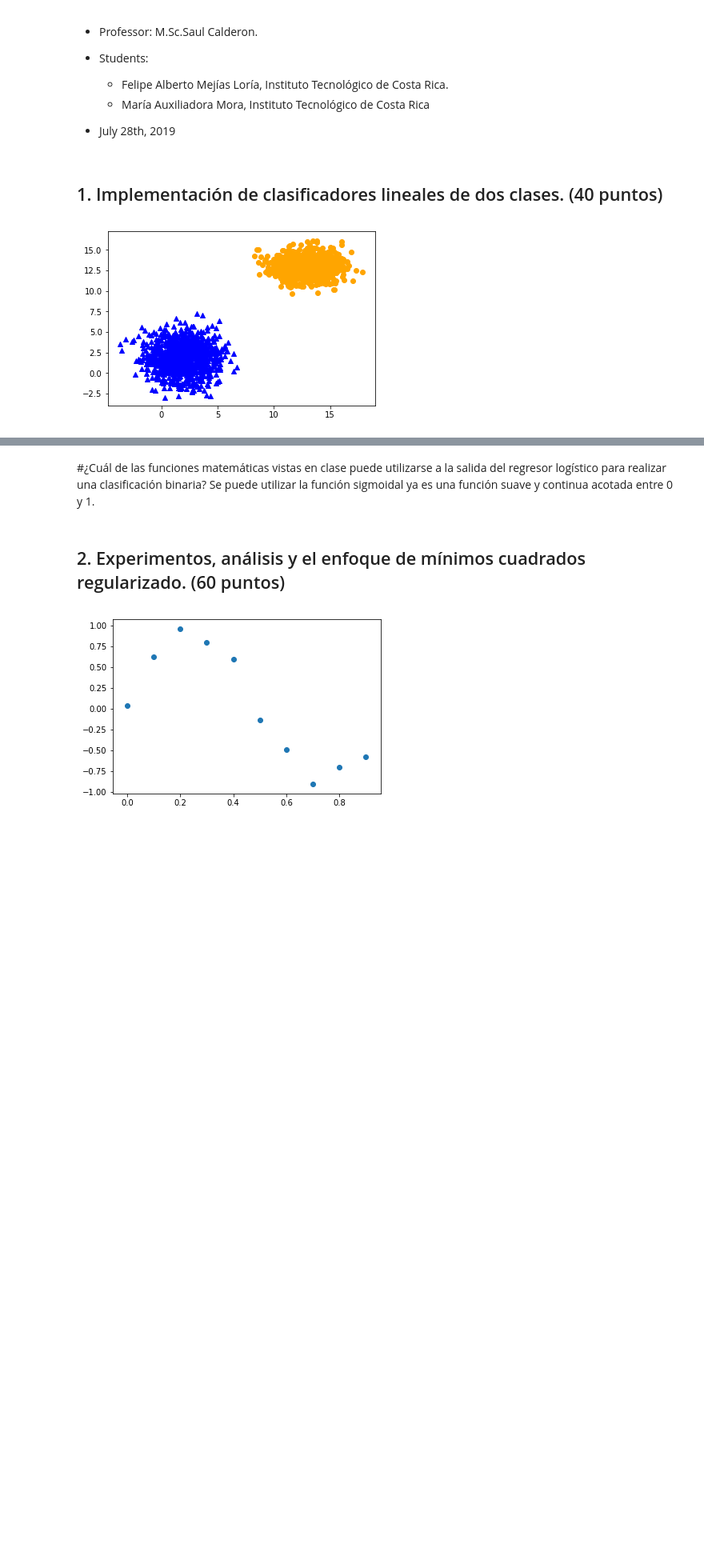
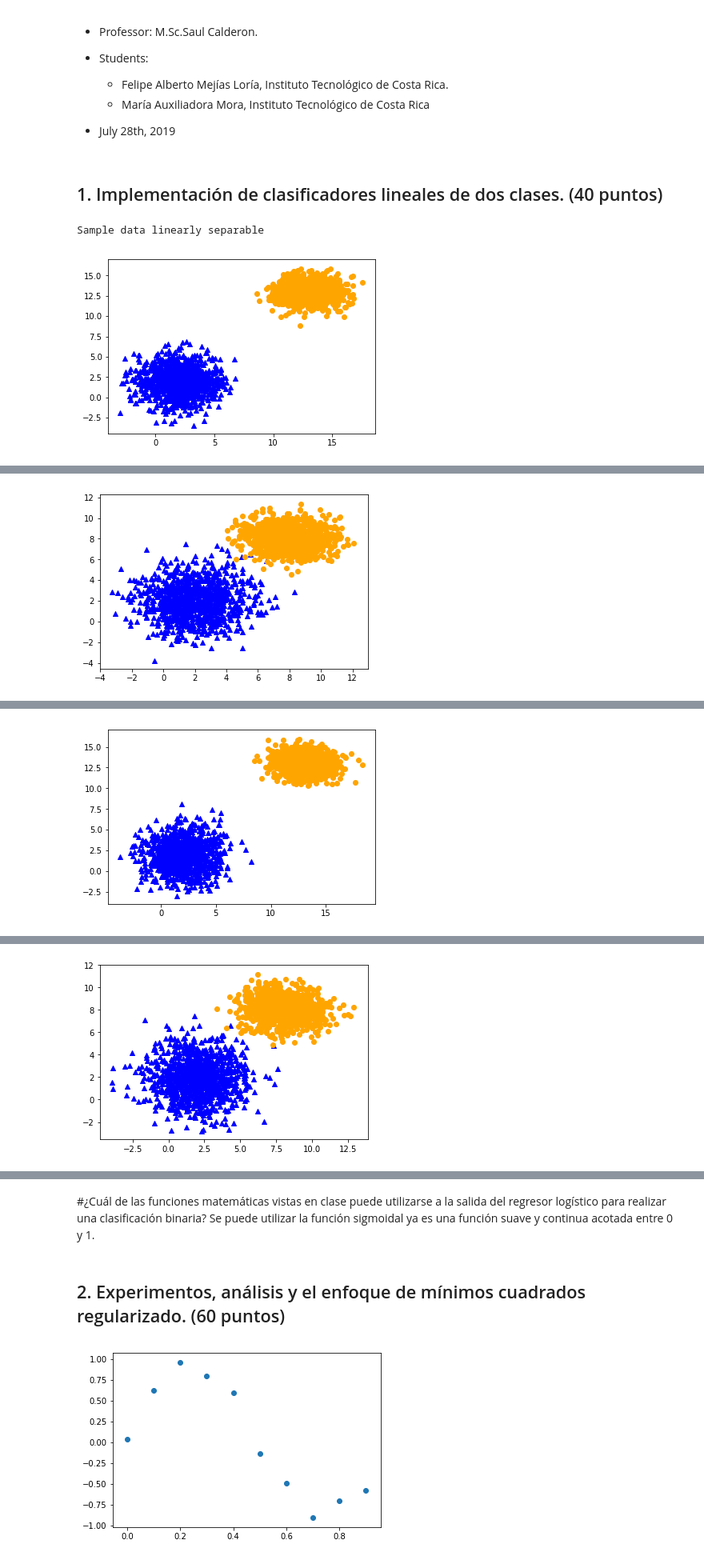
Before and after one commit to fmejias/CienciasDeLosDatosTEC, a Jupyter notebook: AprendizajeAutomatico/TP2/TP2.ipynb, the cells around one changed output, grey strips where cells are left out. Shown at 80% size. Drawn from its saved outputs; the diff is of its cells as text; code cells hidden in the pictures; blank space fills up the shorter version.

```diff
--- a/AprendizajeAutomatico/TP2/TP2.ipynb
+++ b/AprendizajeAutomatico/TP2/TP2.ipynb
@@ -169,7 +169,9 @@ def train_model(samples, targets, epochs=10):
    # Calculate Targets transpose
    targets_transpose = vectorTransposed(targets)
 
+
    # Train during n epochs
+   epochToConv = 0
    for epoch in range(epochs):
        # Calculate predictions (estimated targets)
        estimated_targets_transpose = vectorTransposed(forward(samples, wT))
@@ -179,37 +181,96 @@ def train_model(samples, targets, epochs=10):
        print('>epoch=%d, cost=%.3f' % (epoch, error))
 
        if error > 0.1e-5 :
           # Update weights
           wT = updateDeltaWeight(samples, targets_transpose, estimated_targets_transpose, wT)
+          epochToConv=epoch
 
-       epoch = epoch + 1
+       #epoch = epoch + 1
 
-   return wT
+   return wT, epochToConv
+
+
+def plotErrorTable(error, collabel, rowlabels) :
+    #plot errors
+    fig, ax = plt.subplots()
+
+    # Hide axes
+    ax.xaxis.set_visible(False)
+    ax.yaxis.set_visible(False)
+    ax.axis("off")
+
+    # Initialize the vertical-offset for the stacked bar chart.
+    y_offset = np.zeros(len(collabel))
+
+    #Row's labels
+    rows = ['Muestras %d' % x for x in rowlabels]
+
+    # Create text labels for the table
+    cell_text = []
+
+    data =error.numpy()
+    n_rows = len(data)
+
+    for row in range(n_rows):
+        y_offset = np.zeros(len(collabel))
+        y_offset =  y_offset + data[row]
+        cell_text.append(['%1.1f' % x for x in y_offset])
+
+    ax.table(cellText=cell_text,rowLabels=rows, colLabels=collabel,loc='top')
+
+    return
 
 
 # Test the logistic regression model
 def logistic_regression(samples, targets, epochs = 50, test_size = 0.3):
 
     # Define the set of training samples as 70% (randomly selected) and test samples as 30%.
     X_train, X_test, Y_train, Y_test = tts(samples.numpy(), targets.numpy(), test_size = test_size)
 
     # Train the logistic regression model
-    wF = train_model(torch.tensor(X_train), torch.tensor(Y_train), epochs=epochs)
+    wF, epochToConv = train_model(torch.tensor(X_train), torch.tensor(Y_train), epochs=epochs)
 
     # Test the trained logistic regression model
     Estimated_Y = forward(torch.tensor(X_test), wF)
 
     # Calculate error
     testError = calculateError(torch.tensor(Y_test), Estimated_Y )
     print("Error total para el conjunto de muestras:", testError)
-    return testError
+    return testError, epochToConv
 
 
 def test_logistic_regression():
-    (targets, samples) = createData(numberSamplesPerClass = 1000, mean2 = [13, 13])
-    finalError = logistic_regression(samples, targets, epochs = 50, test_size = 0.3)
+    totalEpochs = 10
+    samplesPerClass = 1000
+
+    #vector with all experiments' errors
+    vExperimentError= torch.zeros(10,4)
+
+    #Table definition
+    collabel=('Error sample type 1', 'Iterations to converge sample type 1', 'Error sample type 2', 'Iterations to converge sample type 2')
+    rowlabel=(1,2,3,4,5,6,7,8,9,10)
+
+
+    for i in range(0, 9):
+
+      # Sample data type 1. Linearly separable
+      print("Sample data linearly separable")
+      (targets, samples) = createData(numberSamplesPerClass = samplesPerClass, mean2 = [13, 13])
+      finalError, epochToConv = logistic_regression(samples, targets, epochs = totalEpochs, test_size = 0.3)
+      vExperimentError[i][0] = finalError
+      vExperimentError[i][1] = epochToConv
+
+      # Sample data type 2. No linearly separable
+      print("Sample data linearly separable")
+      (targets, samples) = createData(numberSamplesPerClass = samplesPerClass, mean2 = [8, 8])
+      finalError, epochToConv = logistic_regression(samples, targets, epochs = totalEpochs, test_size = 0.3)
+      vExperimentError[i][2] = finalError
+      vExperimentError[i][3] = epochToConv
+
+    plotErrorTable(vExperimentError, collabel, rowlabel)
 
 
 test_logistic_regression()
 # %% [output]
+Sample data linearly separable
-[figure, old version]
+[figure, new version]
@@ -232,0 +289 @@ Error total para el conjunto de muestras: tensor(-0.0006)
+[figure, added]
@@ -232,0 +302 @@ Error total para el conjunto de muestras: tensor(-0.0006)
+[figure, added]
@@ -232,0 +315 @@ Error total para el conjunto de muestras: tensor(-0.0006)
+[figure, added]
```
Also changed, not shown: parts of 1 cell of this notebook.
